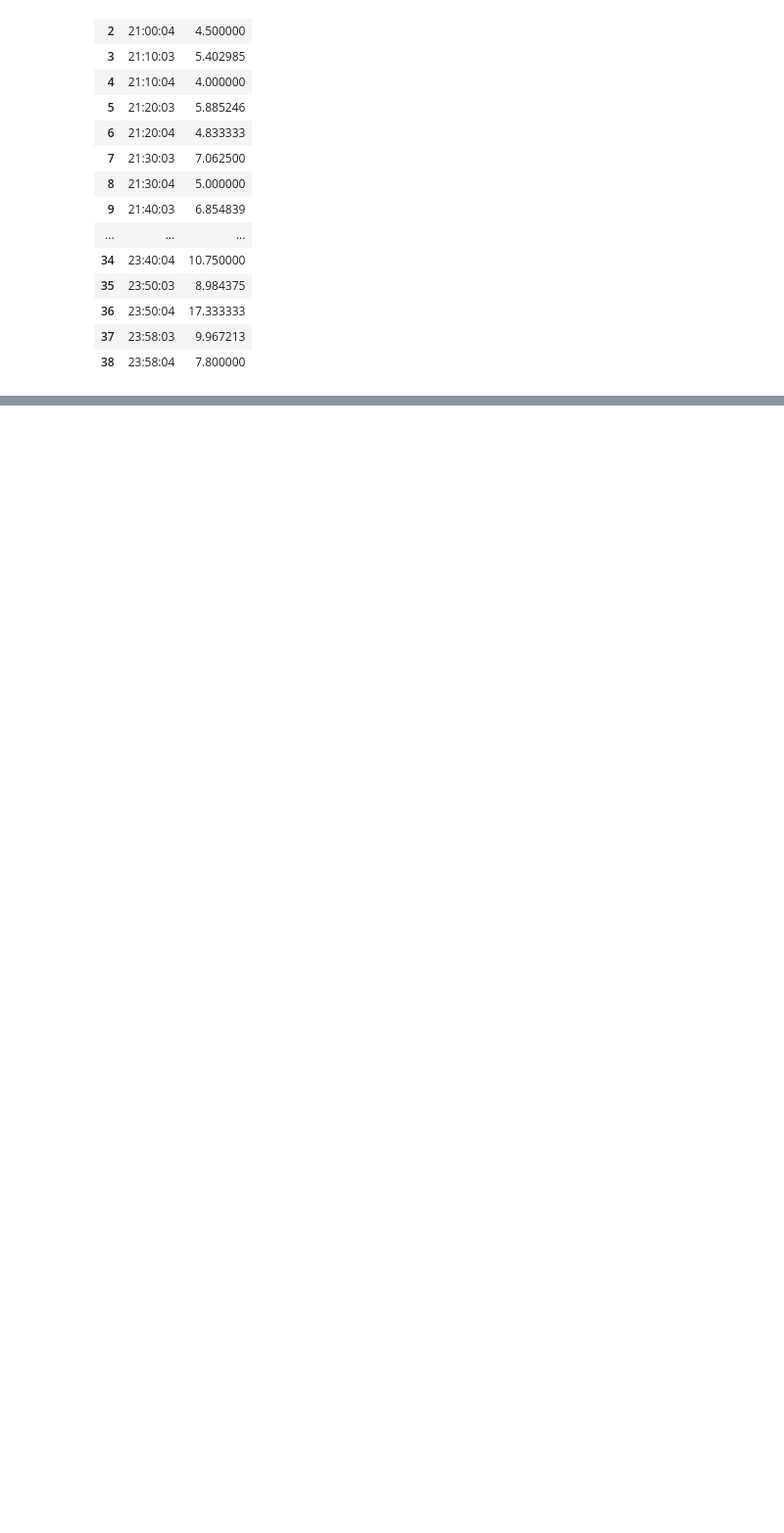
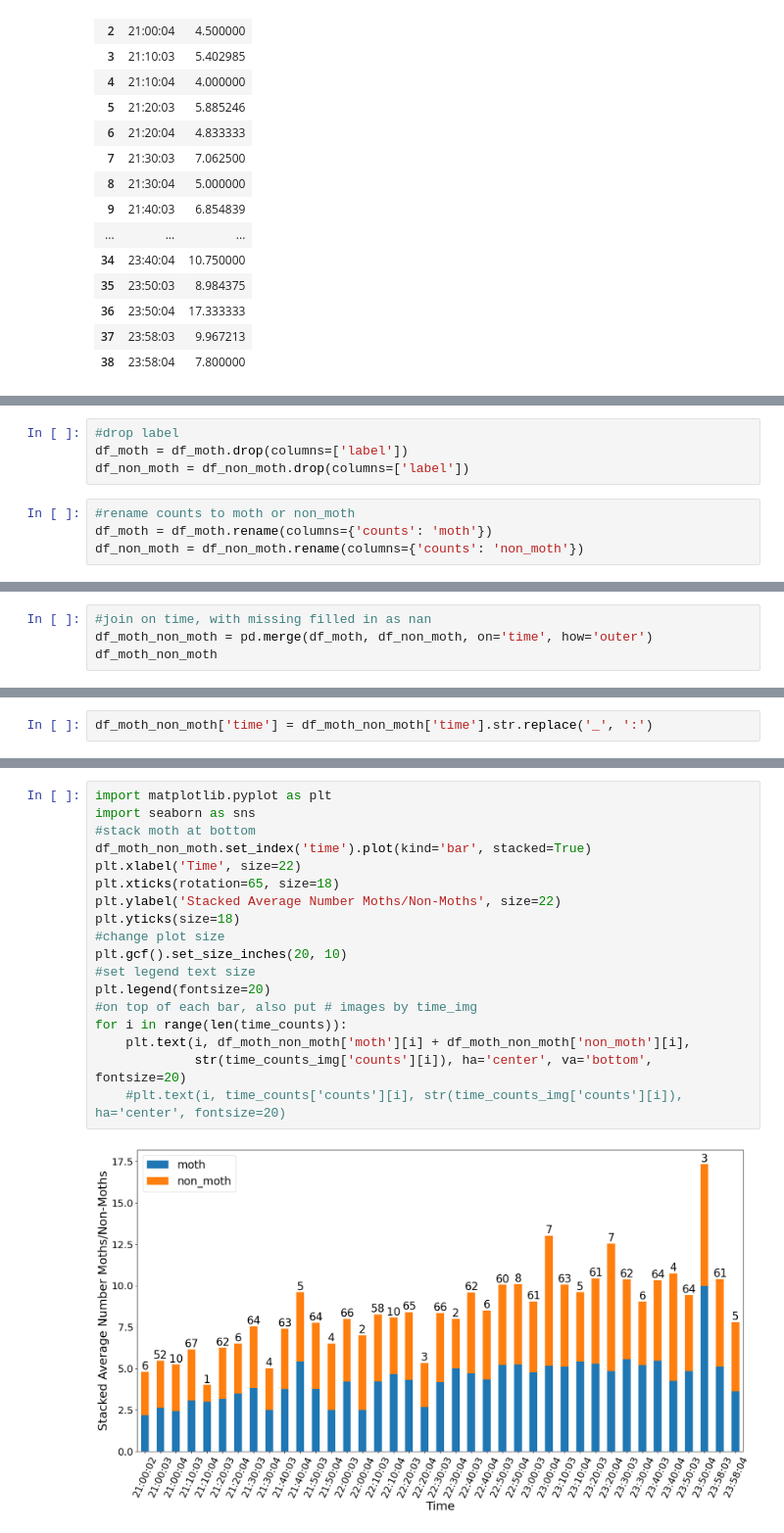
Before and after one commit to SanjanaYasna/mothitor_code, a Jupyter notebook: efficientnet_data/results/notebooks/parse_detections.ipynb, the cells around one changed output, grey strips where cells are left out. Shown: that part at 98% size. Saved outputs shown, nothing was run; the diff lists cells and outputs as text; blank space fills up the shorter version.

```diff
--- a/efficientnet_data/results/notebooks/parse_detections.ipynb
+++ b/efficientnet_data/results/notebooks/parse_detections.ipynb
@@ -117,0 +316,8 @@ plt.yticks(size=15)
+# %%
+#drop label
+df_moth = df_moth.drop(columns=['label'])
+df_non_moth = df_non_moth.drop(columns=['label'])
+# %%
+#rename counts to moth or non_moth
+df_moth = df_moth.rename(columns={'counts': 'moth'})
+df_non_moth = df_non_moth.rename(columns={'counts': 'non_moth'})
@@ -117,0 +364,4 @@ plt.yticks(size=15)
+# %%
+#join on time, with missing filled in as nan
+df_moth_non_moth = pd.merge(df_moth, df_non_moth, on='time', how='outer')
+df_moth_non_moth
@@ -117,0 +386,2 @@ plt.yticks(size=15)
+# %%
+df_moth_non_moth['time'] = df_moth_non_moth['time'].str.replace('_', ':')
@@ -117,0 +408,20 @@ plt.yticks(size=15)
+# %%
+import matplotlib.pyplot as plt
+import seaborn as sns
+#stack moth at bottom
+df_moth_non_moth.set_index('time').plot(kind='bar', stacked=True)
+plt.xlabel('Time', size=22)
+plt.xticks(rotation=65, size=18)
+plt.ylabel('Stacked Average Number Moths/Non-Moths', size=22)
+plt.yticks(size=18)
+#change plot size
+plt.gcf().set_size_inches(20, 10)
+#set legend text size
+plt.legend(fontsize=20)
+#on top of each bar, also put # images by time_img
+for i in range(len(time_counts)):
+    plt.text(i, df_moth_non_moth['moth'][i] + df_moth_non_moth['non_moth'][i],
+             str(time_counts_img['counts'][i]), ha='center', va='bottom', fontsize=20)
+    #plt.text(i, time_counts['counts'][i], str(time_counts_img['counts'][i]), ha='center', fontsize=20)
+# %% [output]
+[figure, added]
```
Also changed, not shown: parts of 28 cells of this notebook, 26 other files.
